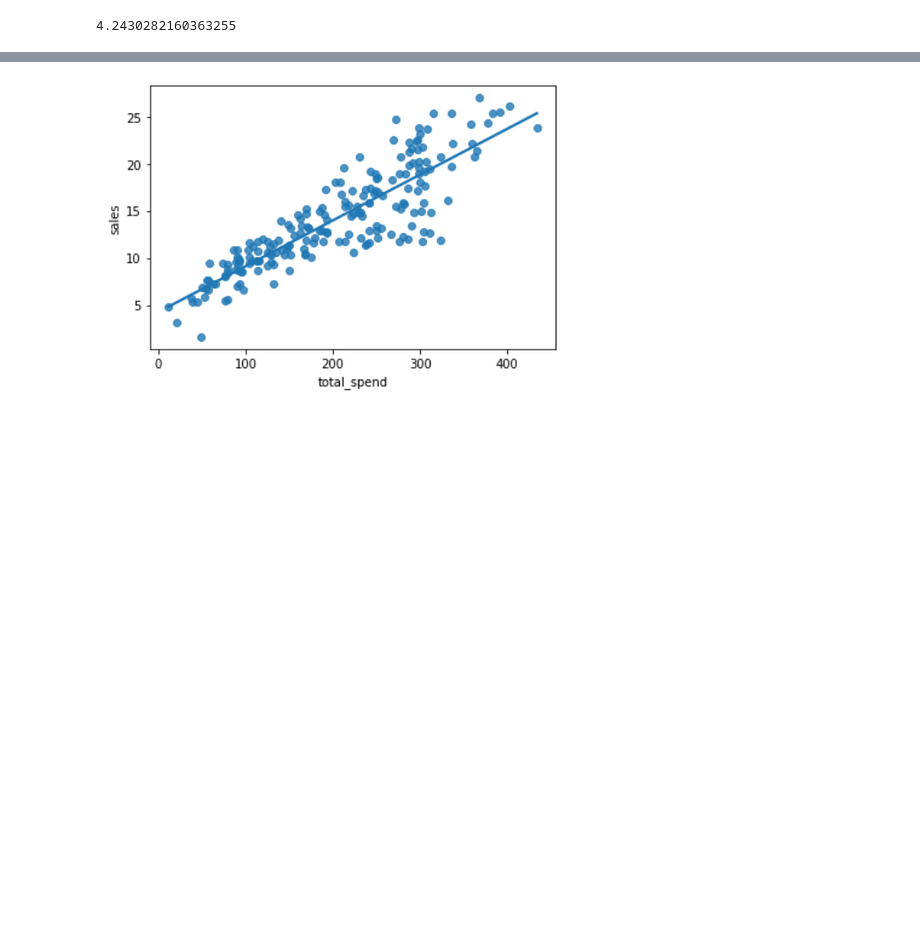
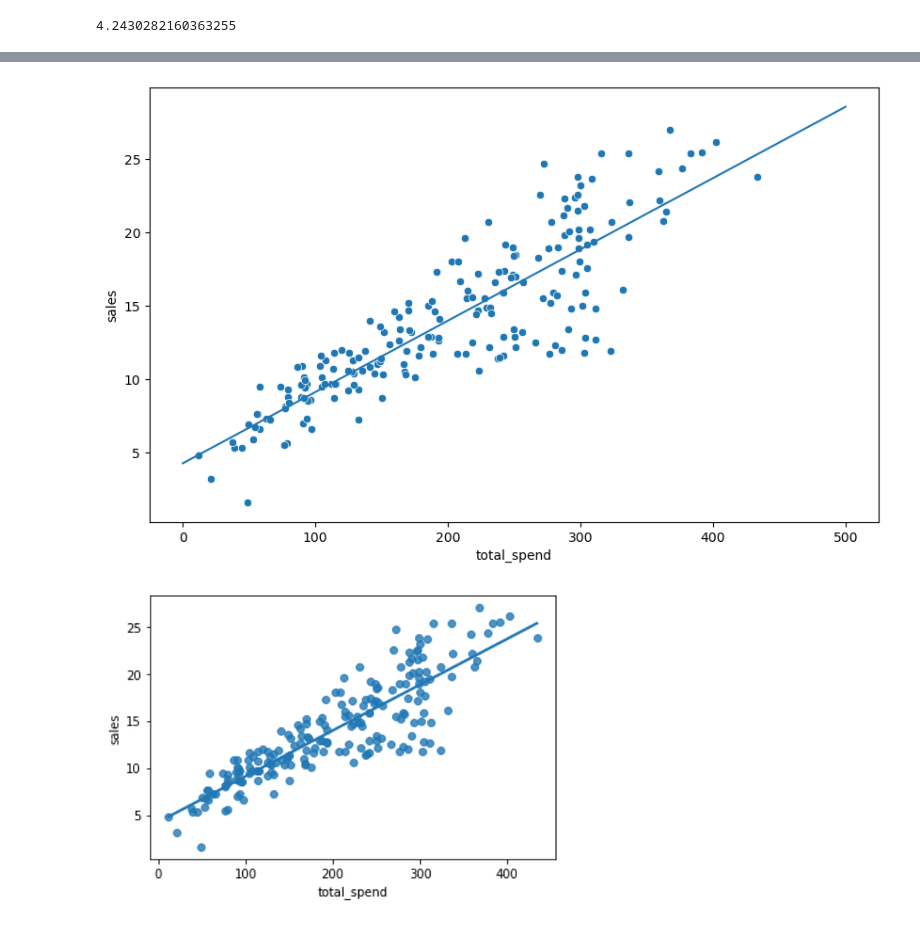
Before and after one commit to pir23oguz/B_150, a Jupyter notebook: My_ml/My_1-Simple Linear Regression-06.07.2023.ipynb, the cells around one changed output, grey strips where cells are left out. Drawn from its saved outputs; the diff is of its cells as text; code cells hidden in the pictures; blank space fills up the shorter version.

```diff
--- a/My_ml/My_1-Simple Linear Regression-06.07.2023.ipynb
+++ b/My_ml/My_1-Simple Linear Regression-06.07.2023.ipynb
@@ -373,5 +375,8 @@ plt.plot((patential_spend)
 # %%
-plt.plot()
+plt.plot(potential_spend, predicted_sales_lin)
+sns.scatterplot(x = "total_spend", y = "sales", data = df);
+# %% [output]
+[figure, added]
 # %% [markdown]
 ![image.png](attachment:image.png)
 # %%
```
Also changed, not shown: parts of 5 cells of this notebook.
